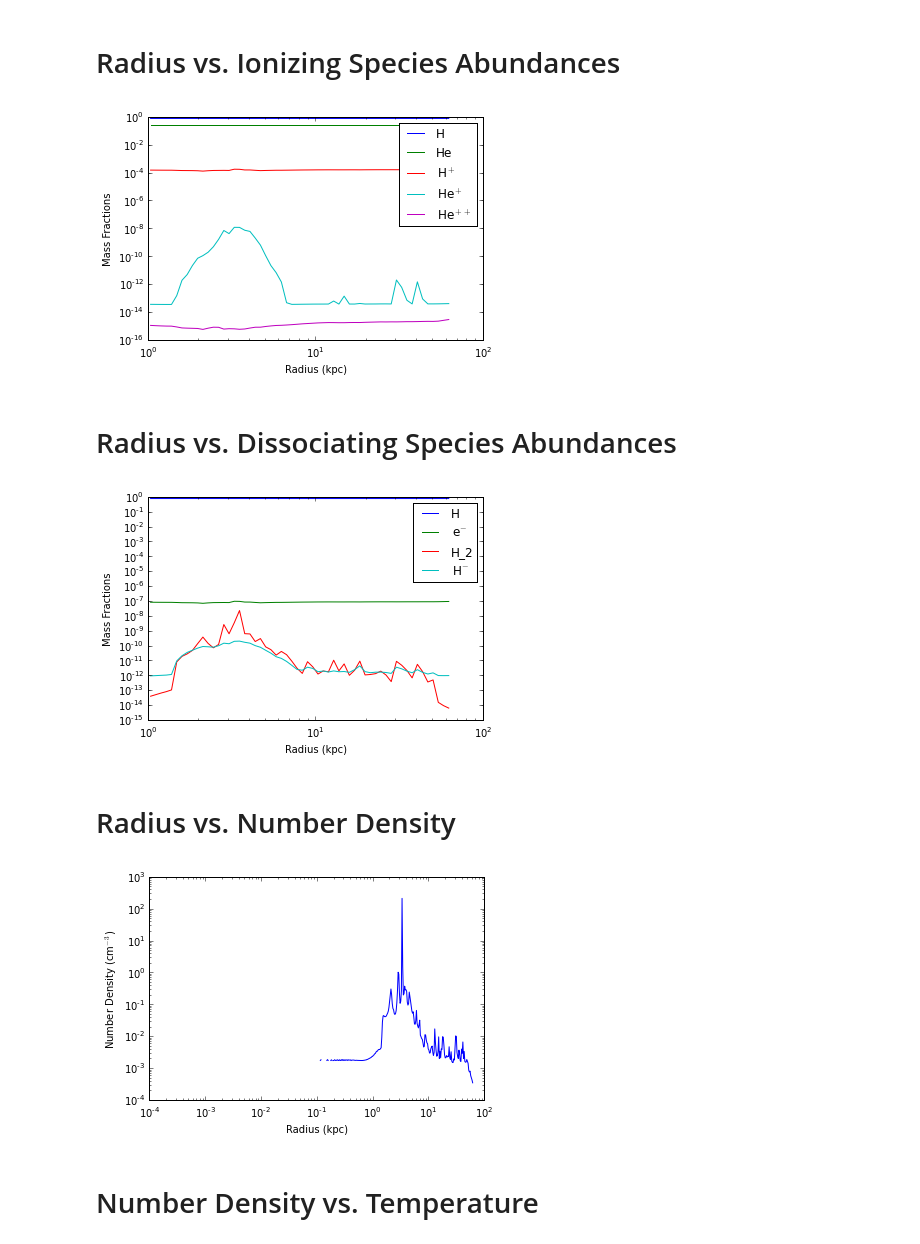
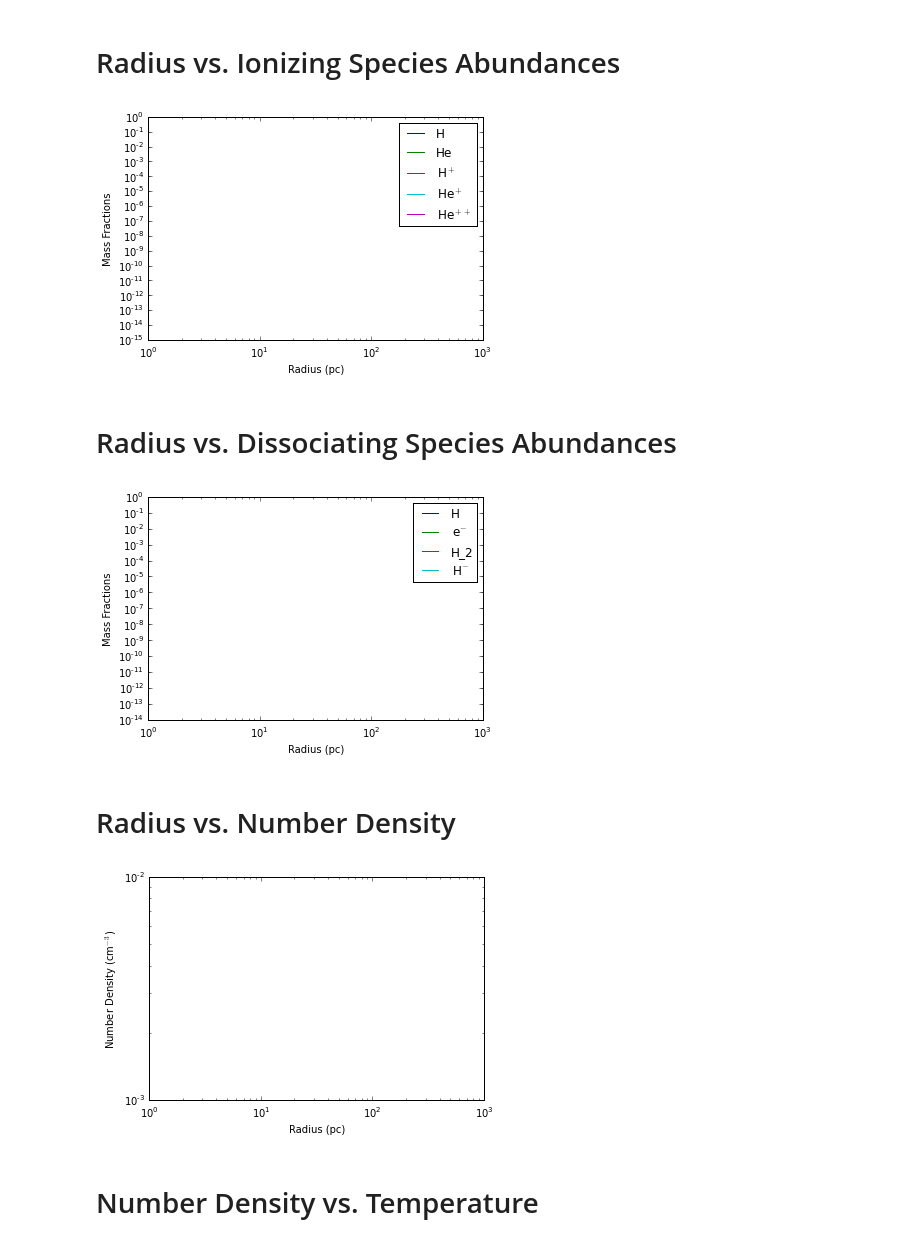
Before and after one commit to mepa/p3-radiation, a Jupyter notebook: process/python/plot_profiles.ipynb, the cells around one changed output. Saved outputs shown, nothing was run; the diff lists cells and outputs as text; code cells hidden in the pictures.

```diff
--- a/process/python/plot_profiles.ipynb
+++ b/process/python/plot_profiles.ipynb
@@ -164,25 +197,28 @@ None
 # %%
-sp = ds.sphere("c", (100.0, "kpc"))
+sp = ds.sphere("c", (1.04, "pc"))
 # %% [markdown]
 # Radius vs. Ionizing Species Abundances
+# %%
+rmin = 1.0
+rmax = 1.0e3
+runit = 'pc'
 # %%
-rmin = 1.0
-rmax = 100.0
+
 prof_h = yt.create_profile(sp, 'radius', ('flash', 'h   '),
-                          units = {'radius': 'kpc'},
-                          extrema = {'radius': ((rmin,'kpc'),(rmax,'kpc'))})
+                          units = {'radius': runit},
+                          extrema = {'radius': ((rmin,runit),(rmax,runit))})
 prof_hel = yt.create_profile(sp, 'radius', ('flash', 'hel '),
-                          units = {'radius': 'kpc'},
-                          extrema = {'radius': ((rmin,'kpc'),(rmax,'kpc'))})
+                          units = {'radius': runit},
+                          extrema = {'radius': ((rmin,runit),(rmax,runit))})
 prof_hplu = yt.create_profile(sp, 'radius', ('flash', 'hplu'),
-                          units = {'radius': 'kpc'},
-                          extrema = {'radius': ((rmin,'kpc'),(rmax,'kpc'))})
+                          units = {'radius': runit},
+                          extrema = {'radius': ((rmin,runit),(rmax,runit))})
 prof_hep = yt.create_profile(sp, 'radius', ('flash', 'hep '),
-                          units = {'radius': 'kpc'},
-                          extrema = {'radius': ((rmin,'kpc'),(rmax,'kpc'))})
+                          units = {'radius': runit},
+                          extrema = {'radius': ((rmin,runit),(rmax,runit))})
 prof_hepp = yt.create_profile(sp, 'radius', ('flash', 'hepp'),
-                          units = {'radius': 'kpc'},
-                          extrema = {'radius': ((rmin,'kpc'),(rmax,'kpc'))})
+                          units = {'radius': runit},
+                          extrema = {'radius': ((rmin,runit),(rmax,runit))})
 # %%
 radius = prof_h.x
 h = prof_h['flash','h   '].value
@@ -193,15 +229,15 @@ hepp = prof_hepp['flash','hepp'].value
 # %%
 plt.loglog(radius, h, label="H")
 plt.loglog(radius, hel, label="He")
 plt.loglog(radius, hplu, label="H$^+$")
 plt.loglog(radius, hep, label="He$^+$")
 plt.loglog(radius, hepp, label="He$^{++}$")
-plt.xlabel("Radius (kpc)")
+plt.xlabel("Radius (pc)")
 plt.ylabel("Mass Fractions")
 plt.legend()
 plt.savefig(outdir + 'profile_abundance_ioniz_' + prefix + str(chk) + '_z' + redshift + '.png')
 # %% [output]
-[figure, old version]
+[figure, new version]
 # %% [markdown]
 # Radius vs. Dissociating Species Abundances
 # %%
@@ -230,12 +264,12 @@ plt.loglog(radius, h, label="H")
 plt.loglog(radius, elec, label="e$^-$")
 plt.loglog(radius, htwo, label="H_2")
 plt.loglog(radius, hmin, label="H$^-$")
-plt.xlabel("Radius (kpc)")
+plt.xlabel("Radius (pc)")
 plt.ylabel("Mass Fractions")
 plt.legend()
 plt.savefig(outdir + 'profile_abundance_dissoc_' + prefix + str(chk) + '_z' + redshift + '.png')
 # %% [output]
-[figure, old version]
+[figure, new version]
 # %% [markdown]
 # Radius vs. Number Density
 # %%
@@ -250,11 +282,11 @@ radius = prof_n.x
 n = prof_n['number_density'].value
 # %%
 plt.loglog(radius, n)
-plt.xlabel("Radius (kpc)")
+plt.xlabel("Radius (pc)")
 plt.ylabel("Number Density (cm$^{-3}$)")
 plt.savefig(outdir + 'profile_numdens_' + prefix + str(chk) + '_z' + redshift + '.png')
 # %% [output]
-[figure, old version]
+[figure, new version]
 # %% [markdown]
 # Number Density vs. Temperature
 # %%
```
Also changed, not shown: parts of 13 cells of this notebook.
